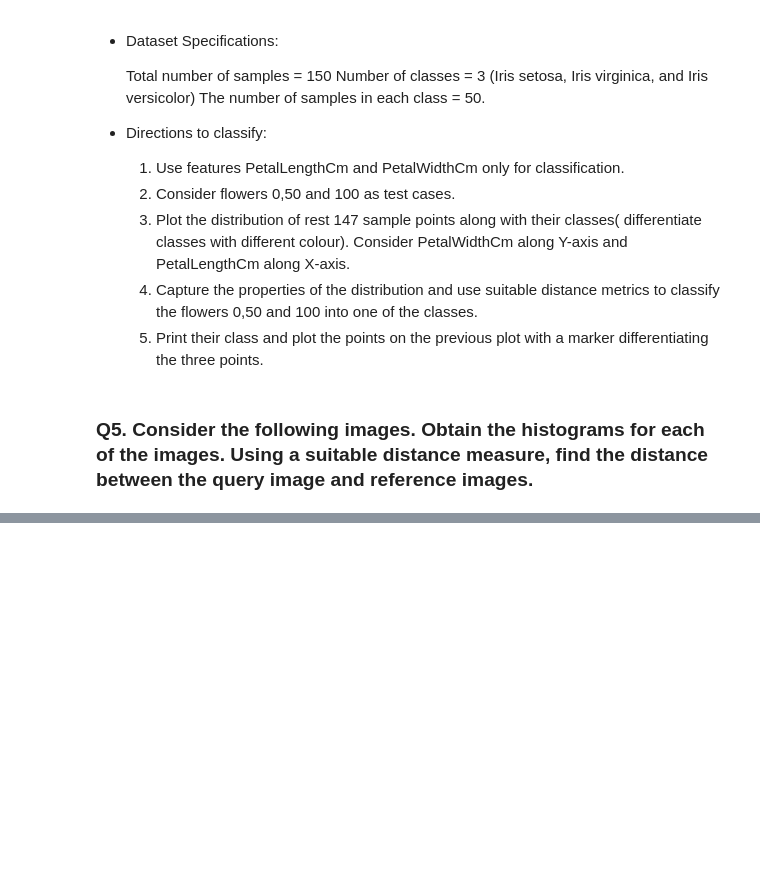
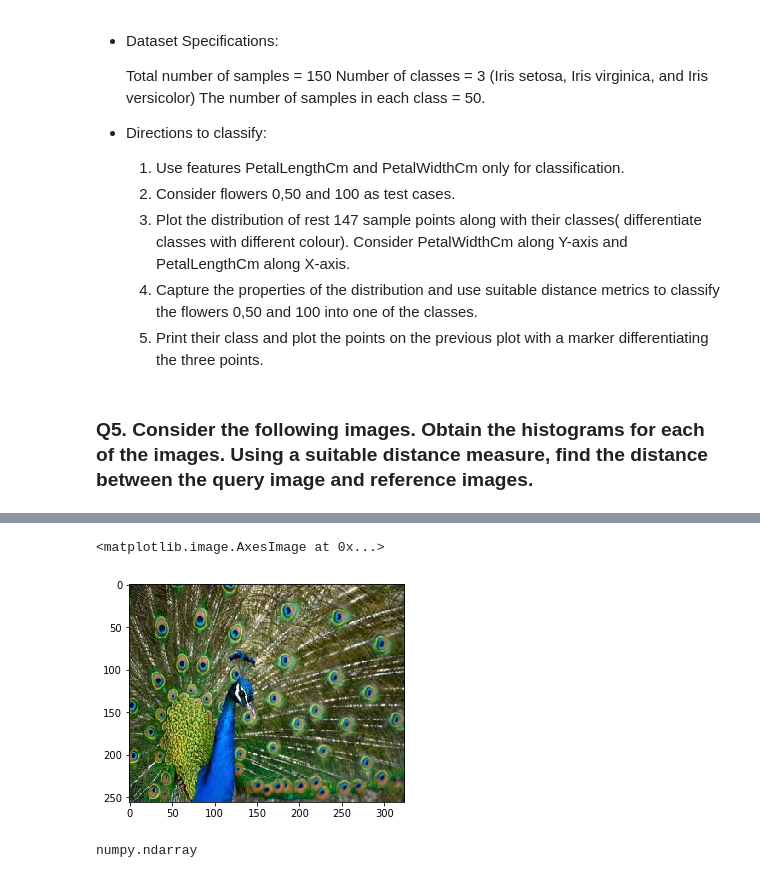
Before and after one commit to Rit-ctrl/Pattern-Recognition_2021, a Jupyter notebook: Assignment_1/Assignment-1.ipynb, the cells around one changed output, grey strips where cells are left out. Drawn from its saved outputs; the diff is of its cells as text; code cells hidden in the pictures; blank space fills up the shorter version.

```diff
--- a/Assignment_1/Assignment-1.ipynb
+++ b/Assignment_1/Assignment-1.ipynb
@@ -218,0 +257,9 @@ HTTPError: ignored
+# %%
+plt.imshow(ref_img_2)
+# %% [output]
+<matplotlib.image.AxesImage at 0x...>
+[figure, added]
+# %%
+type(query_image)
+# %% [output]
+numpy.ndarray
```
Also changed, not shown: parts of 21 cells of this notebook.
